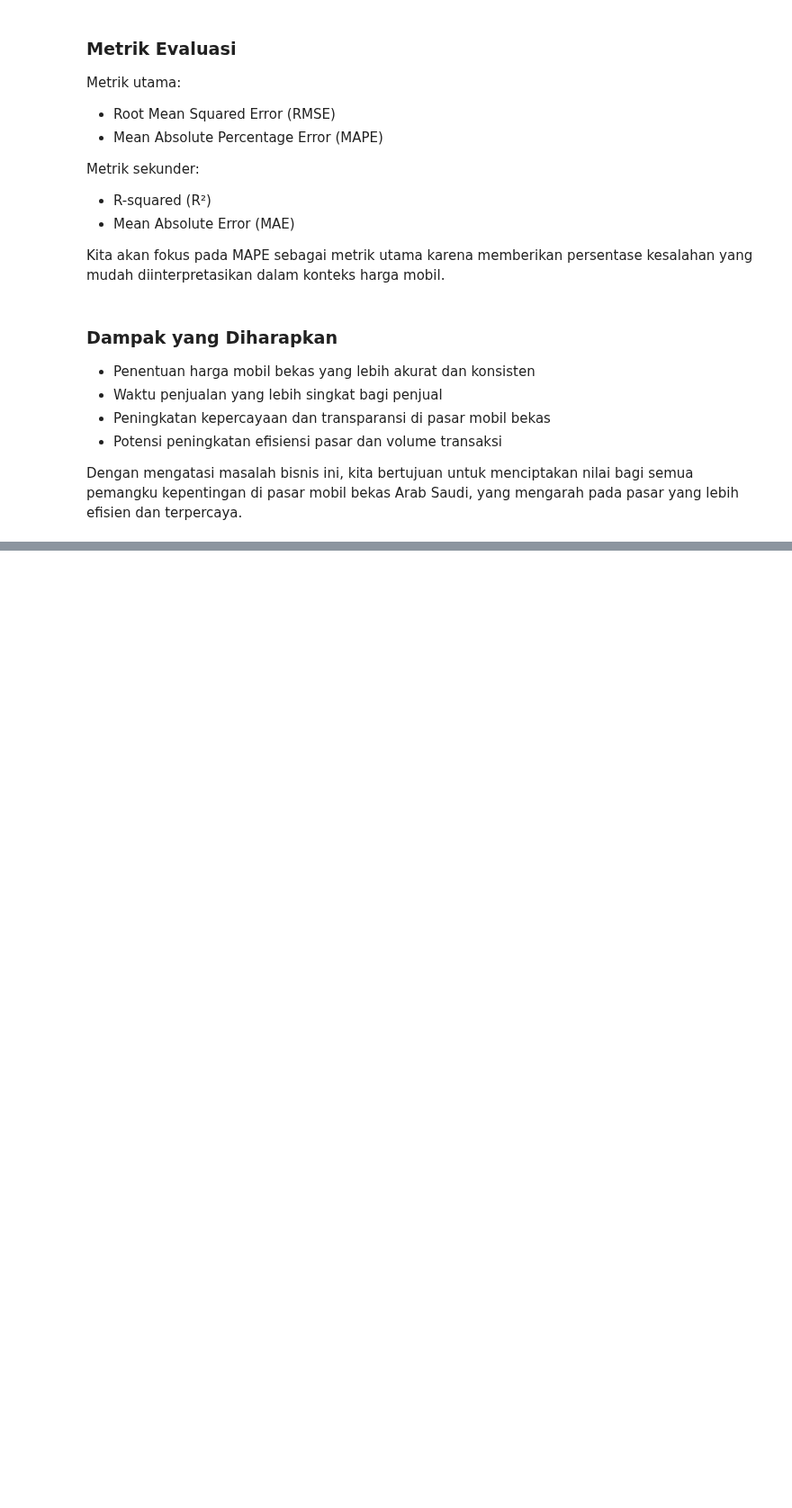
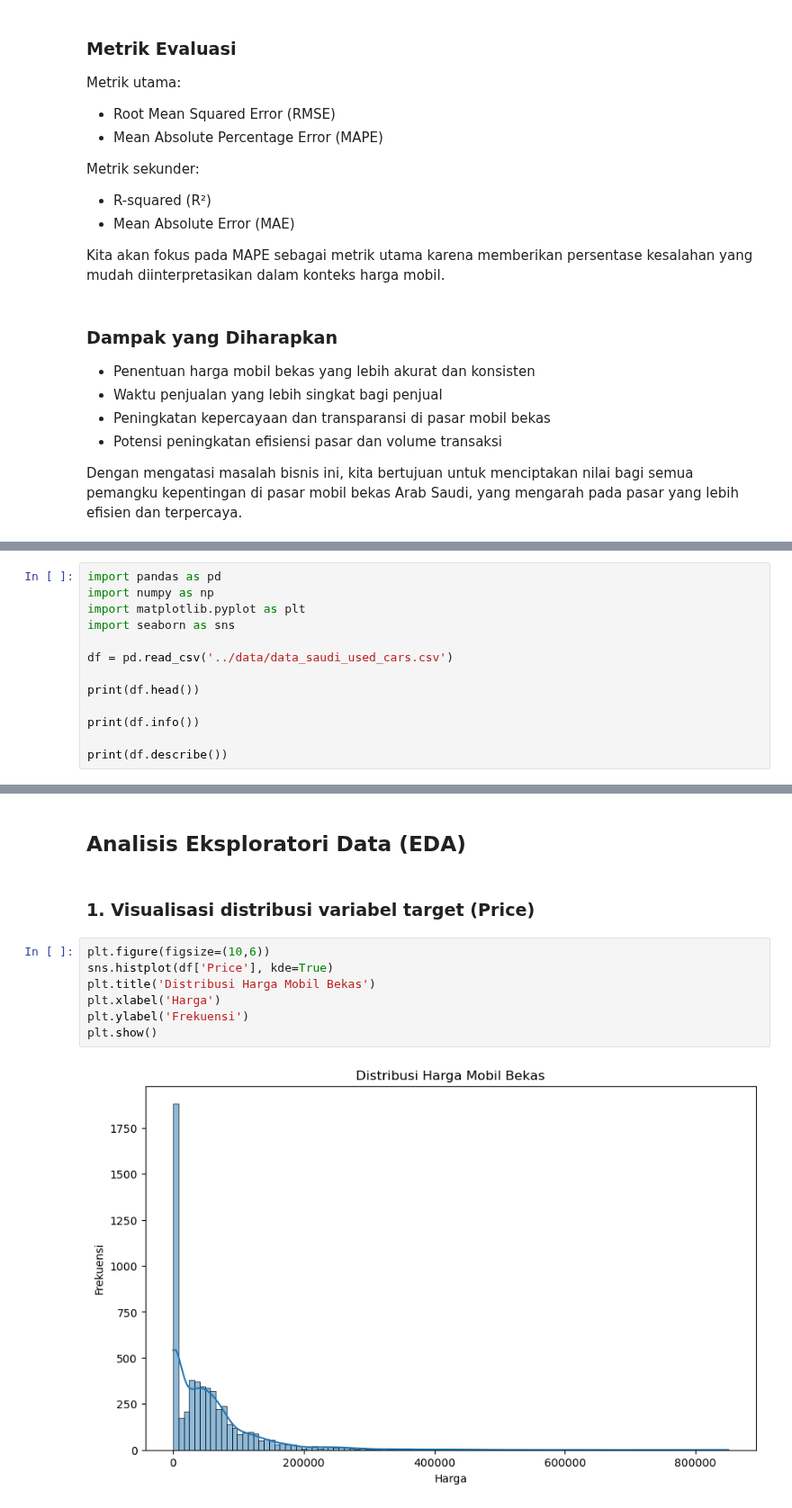
Before and after one commit to rymanalu/purwadhika-capstone-project-3, a Jupyter notebook: notebook/main.ipynb, the cells around one changed output, grey strips where cells are left out. Shown at 90% size. Cells and saved outputs as stored; diff of their text form; blank space fills up the shorter version.

```diff
--- a/notebook/main.ipynb
+++ b/notebook/main.ipynb
@@ -58,0 +61,13 @@ Dengan mengatasi masalah bisnis ini, kita bertujuan untuk menciptakan nilai bagi
+# %%
+import pandas as pd
+import numpy as np
+import matplotlib.pyplot as plt
+import seaborn as sns
+
+df = pd.read_csv('../data/data_saudi_used_cars.csv')
+
+print(df.head())
+
+print(df.info())
+
+print(df.describe())
@@ -58,0 +92,13 @@ Dengan mengatasi masalah bisnis ini, kita bertujuan untuk menciptakan nilai bagi
+# %% [markdown]
+## Analisis Eksploratori Data (EDA)
+# %% [markdown]
+### 1. Visualisasi distribusi variabel target (Price)
+# %%
+plt.figure(figsize=(10,6))
+sns.histplot(df['Price'], kde=True)
+plt.title('Distribusi Harga Mobil Bekas')
+plt.xlabel('Harga')
+plt.ylabel('Frekuensi')
+plt.show()
+# %% [output]
+[figure, added]
```
Also changed, not shown: parts of 21 cells of this notebook.
